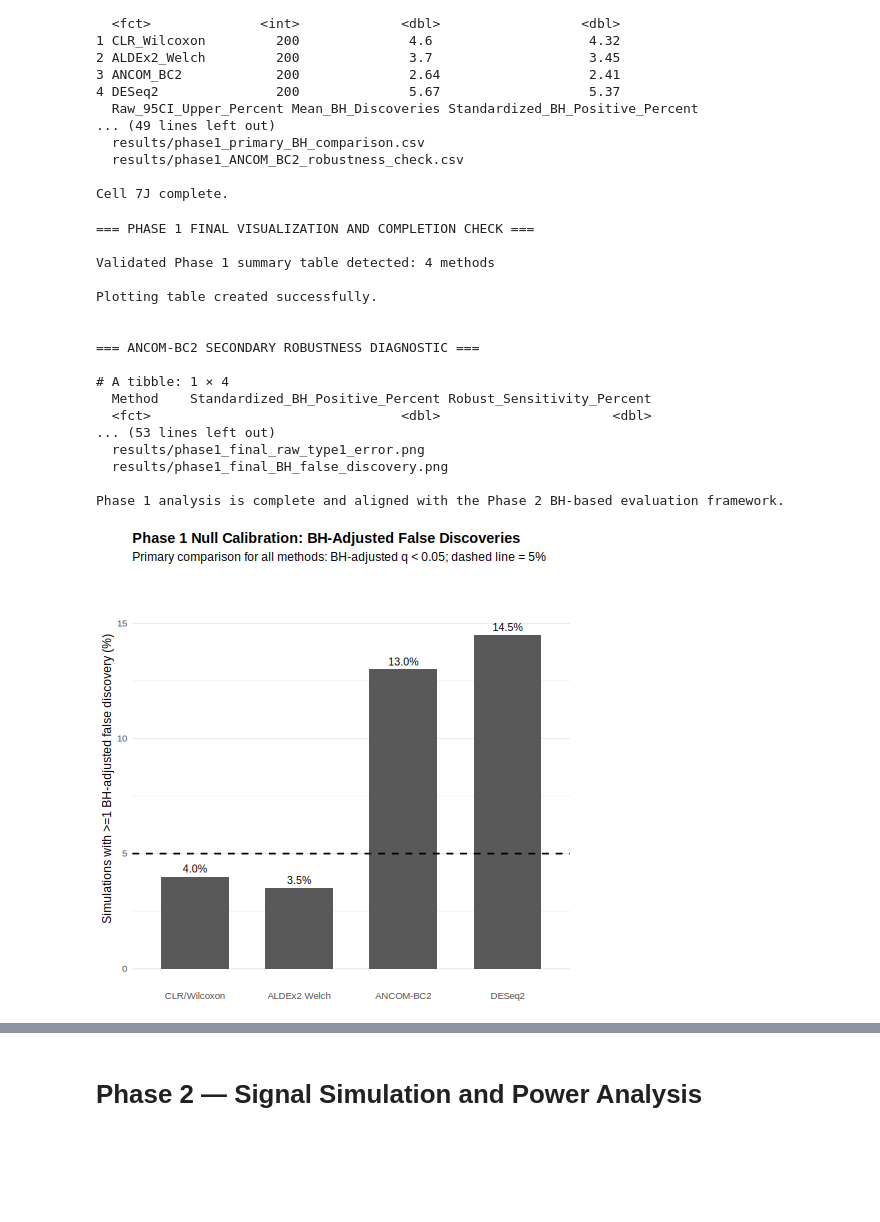
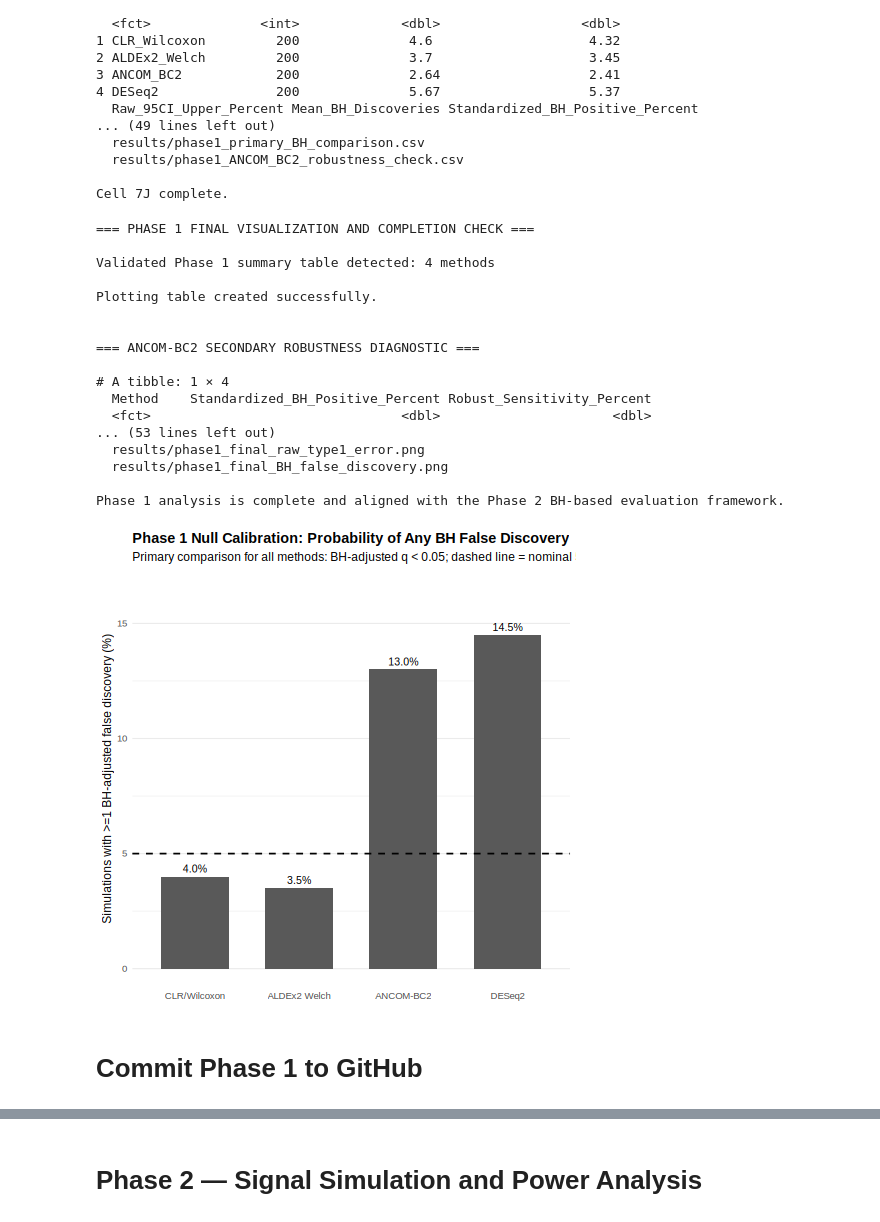
Before and after one commit to pegiscientist/Microbiome_Group_Project, a Jupyter notebook: notebooks/BIOT670I_Microbiome_Project.ipynb, the cells around one changed output, grey strips where cells are left out. Drawn from its saved outputs; the diff is of its cells as text; code cells hidden in the pictures; blank space fills up the shorter version.

Commit message:
Complete Phase 1 null calibration and initialize Phase 2

```diff
--- a/notebooks/BIOT670I_Microbiome_Project.ipynb
+++ b/notebooks/BIOT670I_Microbiome_Project.ipynb
@@ -0,0 +1006,25 @@
+# %%
+import json
+from pathlib import Path
+
+notebook_path = Path("notebooks/BIOT670I_Microbiome_Project.ipynb")
+
+with notebook_path.open("r", encoding="utf-8") as f:
+    notebook = json.load(f)
+
+print("=== NOTEBOOK SETUP CELLS ===\n")
+
+for i, cell in enumerate(notebook["cells"]):
+    source = "".join(cell.get("source", []))
+
+    if (
+        "Cell 1:" in source
+        or "Cell 1A:" in source
+        or "Cell 1B:" in source
+    ):
+        print("=" * 70)
+        print(f"NOTEBOOK CELL INDEX: {i}")
+        print(f"TYPE: {cell['cell_type']}")
+        print("=" * 70)
+        print(source)
+        print()
@@ -3509,12 +4630,12 @@ results_dir = Path(project_dir) / "results"
 
 summary_path = (
     results_dir /
-    "phase1_null_calibration_summary.csv"
+    "phase1_null_calibration_detailed_summary.csv"
 )
 
 if not summary_path.exists():
     raise FileNotFoundError(
-        "Phase 1 calibration summary was not found. "
+        "Phase 1 calibration detailed summary was not found. "
         "Run Cell 7D before running Cell 7F."
     )
 
@@ -5572,7 +6697,7 @@ Cell 7J complete.
 # %%
 %%R
 
-# Cell 7K: Final Phase 1 figures and completion checkpoint
+# Cell 7K: Final Phase 1 Figures and Completion Checkpoint
 # Purpose:
 #   1. Use the validated Phase 1 summary from Cell 7J.
 #   2. Create final Phase 1 figures.
@@ -5590,7 +6715,7 @@ suppressPackageStartupMessages({
 
 cat("=== PHASE 1 FINAL VISUALIZATION AND COMPLETION CHECK ===\n\n")
 
-# 1. Verify Cell 7J ouput
+# 1. Verify Cell 7J output
 if (!exists("phase1_final_display")) {
 
     stop("phase1_final_display was not found. Run Cell 7J first.")
@@ -5779,9 +6904,10 @@ raw_type1_plot <- ggplot(
 
 print(raw_type1_plot)
 
-# 5. FIGURE 2: Standardized BH-positive rate
-#    This is the PRIMARY cross-method comparison.
+# 5. FIGURE 2: Probability of any BH false discovery
+#    This is the PRIMARY cross-method multiple-testing comparison.
 #    All four methods use BH-adjusted q < 0.05.
+#    Under the global null, any BH discovery is necessarily false.
 bh_upper_limit <- max(
     c(
         5,
@@ -5824,14 +6950,14 @@ bh_plot <- ggplot(
         title =
             paste(
                 "Phase 1 Null Calibration:",
-                "BH-Adjusted False Discoveries"
+                "Probability of Any BH False Discovery"
             ),
 
         subtitle =
             paste(
                 "Primary comparison for all methods:",
                 "BH-adjusted q < 0.05;",
-                "dashed line = 5%"
+                "dashed line = nominal 5% FDR reference"
             ),
 
         x = NULL,
@@ -6096,31 +7222,33 @@ cat(
 cat(
     "Final figures saved:\n",
     "  results/phase1_final_raw_type1_error.png\n",
     "  results/phase1_final_BH_false_discovery.png\n\n",
     sep = ""
 )
 
 cat(
     "Phase 1 analysis is complete and aligned ",
     "with the Phase 2 BH-based evaluation framework.\n",
     sep = ""
 )
 # %% [output]
 === PHASE 1 FINAL VISUALIZATION AND COMPLETION CHECK ===
 
 Validated Phase 1 summary table detected: 4 methods
 
 Plotting table created successfully.
 
 
 === ANCOM-BC2 SECONDARY ROBUSTNESS DIAGNOSTIC ===
 
 # A tibble: 1 × 4
   Method    Standardized_BH_Positive_Percent Robust_Sensitivity_Percent
   <fct>                                <dbl>                      <dbl>
 ... (53 lines left out)
   results/phase1_final_raw_type1_error.png
   results/phase1_final_BH_false_discovery.png
 
 Phase 1 analysis is complete and aligned with the Phase 2 BH-based evaluation framework.
-[figure, old version]
+[figure, new version]
+# %% [markdown]
+# Commit Phase 1 to GitHub
```
Also changed, not shown: parts of 53 cells of this notebook, 30 other files.
